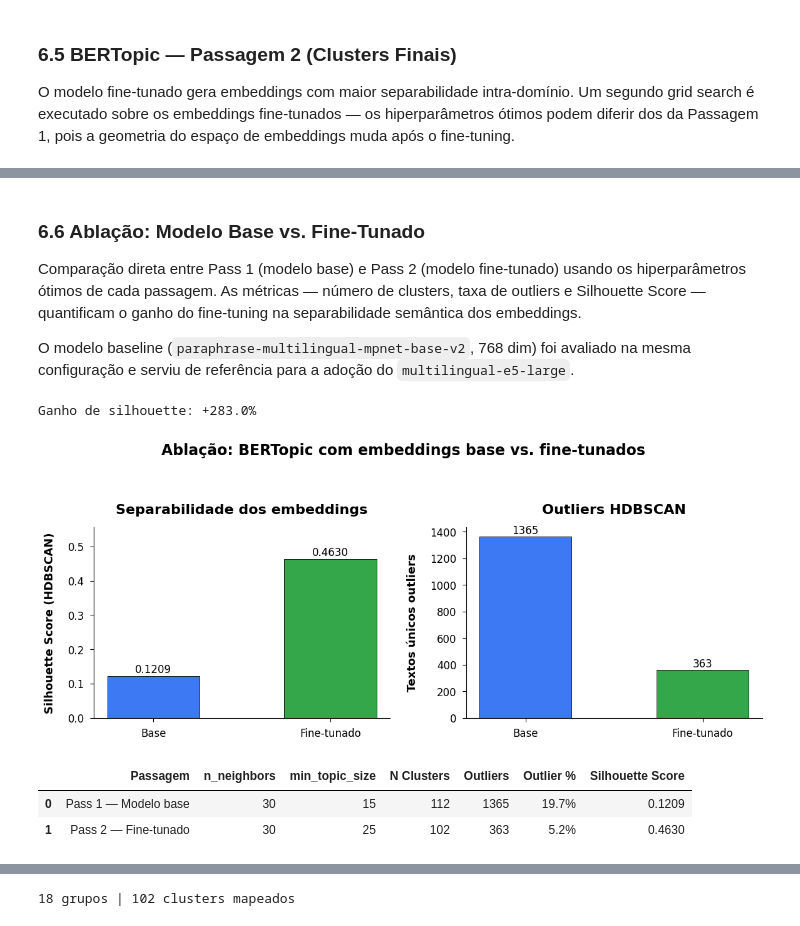
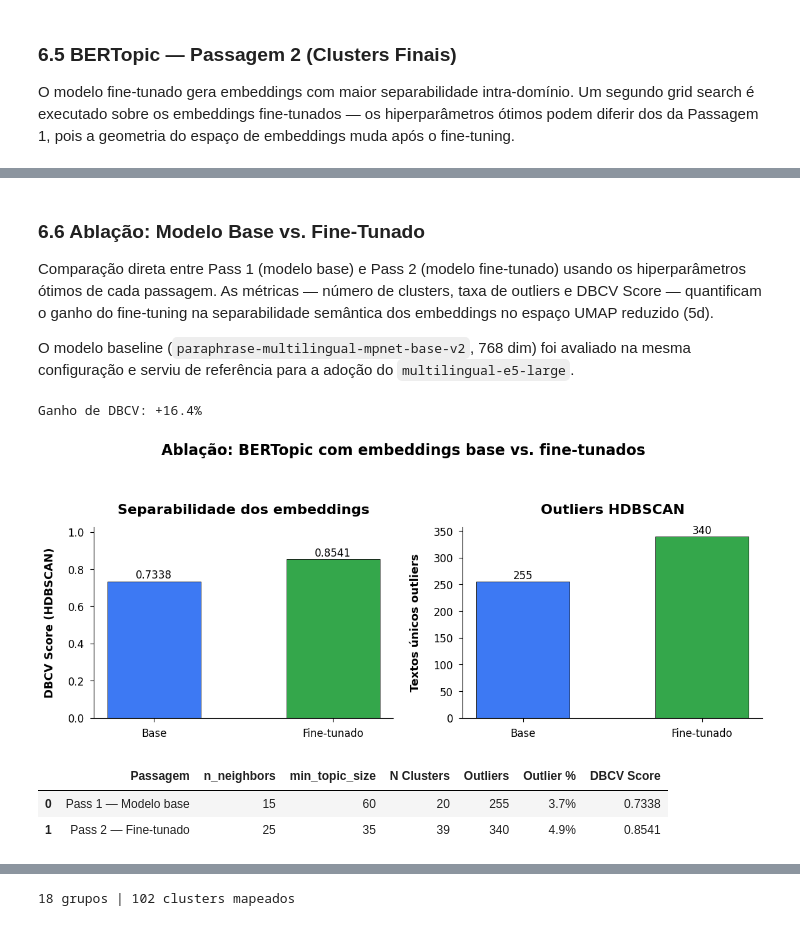
Before and after one commit to gcarbs1/cbf-match-report-analysis, a Jupyter notebook: notebooks/2-semantic_card_reasons_embeddings.ipynb, the cells around one changed output, grey strips where cells are left out. Drawn from its saved outputs; the diff is of its cells as text; code cells hidden in the pictures.

```diff
--- a/notebooks/2-semantic_card_reasons_embeddings.ipynb
+++ b/notebooks/2-semantic_card_reasons_embeddings.ipynb
@@ -636,12 +663,12 @@ card_text_counts["bertopic_topic_pass1"] = card_topics_pass1
 
 n_clusters_pass1 = len(set(card_topics_pass1) - {-1})
 n_outliers_pass1 = int((np.array(card_topics_pass1) == -1).sum())
-sil_pass1 = silhouette_no_outliers(base_card_embeddings, card_topics_pass1)
+dbcv_pass1 = dbcv_no_outliers(card_topic_model_pass1.umap_model.embedding_, card_topics_pass1)
 
 pass1_counts = card_text_counts.rename(columns={"bertopic_topic_pass1": "bertopic_topic"})
 pass1_summary = build_topic_summary(card_topic_model_pass1, pass1_counts, "bertopic_topic")
 pass1_summary = pass1_summary.rename(columns={"bertopic_topic": "bertopic_topic_pass1"})
 
-print(f"Pass 1 — clusters: {n_clusters_pass1} | outliers: {n_outliers_pass1} ({100*n_outliers_pass1/len(card_topics_pass1):.1f}%) | silhouette: {sil_pass1:.4f}")
+print(f"Pass 1 — clusters: {n_clusters_pass1} | outliers: {n_outliers_pass1} ({100*n_outliers_pass1/len(card_topics_pass1):.1f}%) | dbcv: {dbcv_pass1:.4f}")
 pass1_summary.head(20)
 # %% [output]
@@ -779,8 +816,8 @@ RERUN_GRID_SEARCH_FT = RETRAIN_FINETUNED_MODEL
 
 if not RERUN_GRID_SEARCH_FT and GRID_SEARCH_FT_PATH.exists():
     grid_ft_df = pd.read_csv(GRID_SEARCH_FT_PATH)
-    if not _ranges_match(grid_ft_df):
-        print("Ranges alterados — re-executando grid search FT...")
+    if not _ranges_match(grid_ft_df) or "dbcv" not in grid_ft_df.columns:
+        print("Ranges alterados ou coluna DBCV ausente — re-executando grid search FT...")
         RERUN_GRID_SEARCH_FT = True
     else:
         print(f"Grid search FT carregado do cache ({GRID_SEARCH_FT_PATH.name})")
@@ -791,10 +828,10 @@ if RERUN_GRID_SEARCH_FT or not GRID_SEARCH_FT_PATH.exists():
     grid_ft_df.to_csv(GRID_SEARCH_FT_PATH, index=False)
     print(f"Salvo em {GRID_SEARCH_FT_PATH}")
 
-valid_ft = grid_ft_df.dropna(subset=["silhouette"])
-best_row_ft = valid_ft.loc[valid_ft["silhouette"].idxmax()]
+valid_ft = grid_ft_df.dropna(subset=["dbcv"])
+best_row_ft = valid_ft.loc[valid_ft["dbcv"].idxmax()]
 best_n_neighbors_ft = int(best_row_ft["n_neighbors"])
 best_min_topic_size_ft = int(best_row_ft["min_topic_size"])
 print(f"\nMelhores parâmetros (fine-tunado): n_neighbors={best_n_neighbors_ft}, min_topic_size={best_min_topic_size_ft}")
-print(f"Silhouette: {best_row_ft['silhouette']:.4f} | clusters: {int(best_row_ft['n_clusters'])} | outliers: {int(best_row_ft['n_outliers'])}")
+print(f"DBCV: {best_row_ft['dbcv']:.4f} | clusters: {int(best_row_ft['n_clusters'])} | outliers: {int(best_row_ft['n_outliers'])}")
 # %% [output]
@@ -809,9 +859,9 @@ card_text_counts["bertopic_topic"] = card_topics
 
 n_clusters_pass2 = len(set(card_topics) - {-1})
 n_outliers_pass2 = int((np.array(card_topics) == -1).sum())
-sil_pass2 = silhouette_no_outliers(card_embeddings, card_topics)
+dbcv_pass2 = dbcv_no_outliers(card_topic_model.umap_model.embedding_, card_topics)
 
 card_topic_summary = build_topic_summary(card_topic_model, card_text_counts, "bertopic_topic")
-print(f"Pass 2 — clusters: {n_clusters_pass2} | outliers: {n_outliers_pass2} ({100*n_outliers_pass2/len(card_topics):.1f}%) | silhouette: {sil_pass2:.4f}")
+print(f"Pass 2 — clusters: {n_clusters_pass2} | outliers: {n_outliers_pass2} ({100*n_outliers_pass2/len(card_topics):.1f}%) | dbcv: {dbcv_pass2:.4f}")
 card_topic_summary.head(20)
 # %% [output]
@@ -857,48 +907,48 @@ card_topic_examples.head(30)
 # %% [markdown]
 ### **6.6 Ablação: Modelo Base vs. Fine-Tunado**
 
-Comparação direta entre Pass 1 (modelo base) e Pass 2 (modelo fine-tunado) usando os hiperparâmetros ótimos de cada passagem. As métricas — número de clusters, taxa de outliers e Silhouette Score — quantificam o ganho do fine-tuning na separabilidade semântica dos embeddings.
+Comparação direta entre Pass 1 (modelo base) e Pass 2 (modelo fine-tunado) usando os hiperparâmetros ótimos de cada passagem. As métricas — número de clusters, taxa de outliers e DBCV Score — quantificam o ganho do fine-tuning na separabilidade semântica dos embeddings no espaço UMAP reduzido (5d).
 
 O modelo baseline (`paraphrase-multilingual-mpnet-base-v2`, 768 dim) foi avaliado na mesma configuração e serviu de referência para a adoção do `multilingual-e5-large`.
 # %%
 outlier_pct_pass1 = 100 * n_outliers_pass1 / len(card_topics_pass1)
 outlier_pct_pass2 = 100 * n_outliers_pass2 / len(card_topics)
-sil_gain = (sil_pass2 - sil_pass1) / sil_pass1 * 100
+dbcv_gain = (dbcv_pass2 - dbcv_pass1) / abs(dbcv_pass1) * 100 if dbcv_pass1 != 0 else float("nan")
 
 ablation_table = pd.DataFrame({
     "Passagem": ["Pass 1 — Modelo base", "Pass 2 — Fine-tunado"],
     "n_neighbors": [best_n_neighbors, best_n_neighbors_ft],
     "min_topic_size": [best_min_topic_size, best_min_topic_size_ft],
     "N Clusters": [n_clusters_pass1, n_clusters_pass2],
     "Outliers": [n_outliers_pass1, n_outliers_pass2],
     "Outlier %": [f"{outlier_pct_pass1:.1f}%", f"{outlier_pct_pass2:.1f}%"],
-    "Silhouette Score": [round(sil_pass1, 4), round(sil_pass2, 4)],
+    "DBCV Score": [round(dbcv_pass1, 4), round(dbcv_pass2, 4)],
 })
-print(f"Ganho de silhouette: +{sil_gain:.1f}%")
+print(f"Ganho de DBCV: +{dbcv_gain:.1f}%")
 
 fig, axes = plt.subplots(1, 2, figsize=(12, 4.8))
 labels = ["Base", "Fine-tunado"]
 colors = [PLOT_BLUE, "#34A74B"]
 
-axes[0].bar(labels, [sil_pass1, sil_pass2], color=colors, width=0.52, edgecolor="black", linewidth=0.6)
-for ax_bar, val in zip(axes[0].patches, [sil_pass1, sil_pass2]):
+axes[0].bar(labels, [dbcv_pass1, dbcv_pass2], color=colors, width=0.52, edgecolor="black", linewidth=0.6)
+for ax_bar, val in zip(axes[0].patches, [dbcv_pass1, dbcv_pass2]):
     axes[0].text(ax_bar.get_x() + ax_bar.get_width() / 2, val + 0.003, f"{val:.4f}", ha="center", va="bottom", fontsize=12)
-style_axis(axes[0], "Separabilidade dos embeddings", "", "Silhouette Score (HDBSCAN)")
-axes[0].set_ylim(0, max(sil_pass1, sil_pass2) * 1.2)
+style_axis(axes[0], "Separabilidade dos embeddings", "", "DBCV Score (HDBSCAN)")
+axes[0].set_ylim(min(0, min(dbcv_pass1, dbcv_pass2)) * 1.2, max(dbcv_pass1, dbcv_pass2) * 1.2)
 
 axes[1].bar(labels, [n_outliers_pass1, n_outliers_pass2], color=colors, width=0.52, edgecolor="black", linewidth=0.6)
 for ax_bar, val in zip(axes[1].patches, [n_outliers_pass1, n_outliers_pass2]):
     axes[1].text(ax_bar.get_x() + ax_bar.get_width() / 2, val + 0.5, str(val), ha="center", va="bottom", fontsize=12)
 style_axis(axes[1], "Outliers HDBSCAN", "", "Textos únicos outliers")
 
 fig.suptitle("Ablação: BERTopic com embeddings base vs. fine-tunados", fontsize=17, fontweight="bold", y=1.04)
 plt.tight_layout(pad=1.6)
-save_plot(fig, "ablation_silhouette.png")
+save_plot(fig, "ablation_dbcv.png")
 plt.show()
 ablation_table
 # %% [output]
-Ganho de silhouette: +283.0%
+Ganho de DBCV: +16.4%
-[figure, old version]
+[figure, new version]
-|  | Passagem | n_neighbors | min_topic_size | N Clusters | Outliers | Outlier % | Silhouette Score |
-| 0 | Pass 1 — Modelo base | 30 | 15 | 112 | 1365 | 19.7% | 0.1209 |
-| 1 | Pass 2 — Fine-tunado | 30 | 25 | 102 | 363 | 5.2% | 0.4630 |
+|  | Passagem | n_neighbors | min_topic_size | N Clusters | Outliers | Outlier % | DBCV Score |
+| 0 | Pass 1 — Modelo base | 15 | 60 | 20 | 255 | 3.7% | 0.7338 |
+| 1 | Pass 2 — Fine-tunado | 25 | 35 | 39 | 340 | 4.9% | 0.8541 |
```
Also changed, not shown: parts of 54 cells of this notebook, 15 other files.
